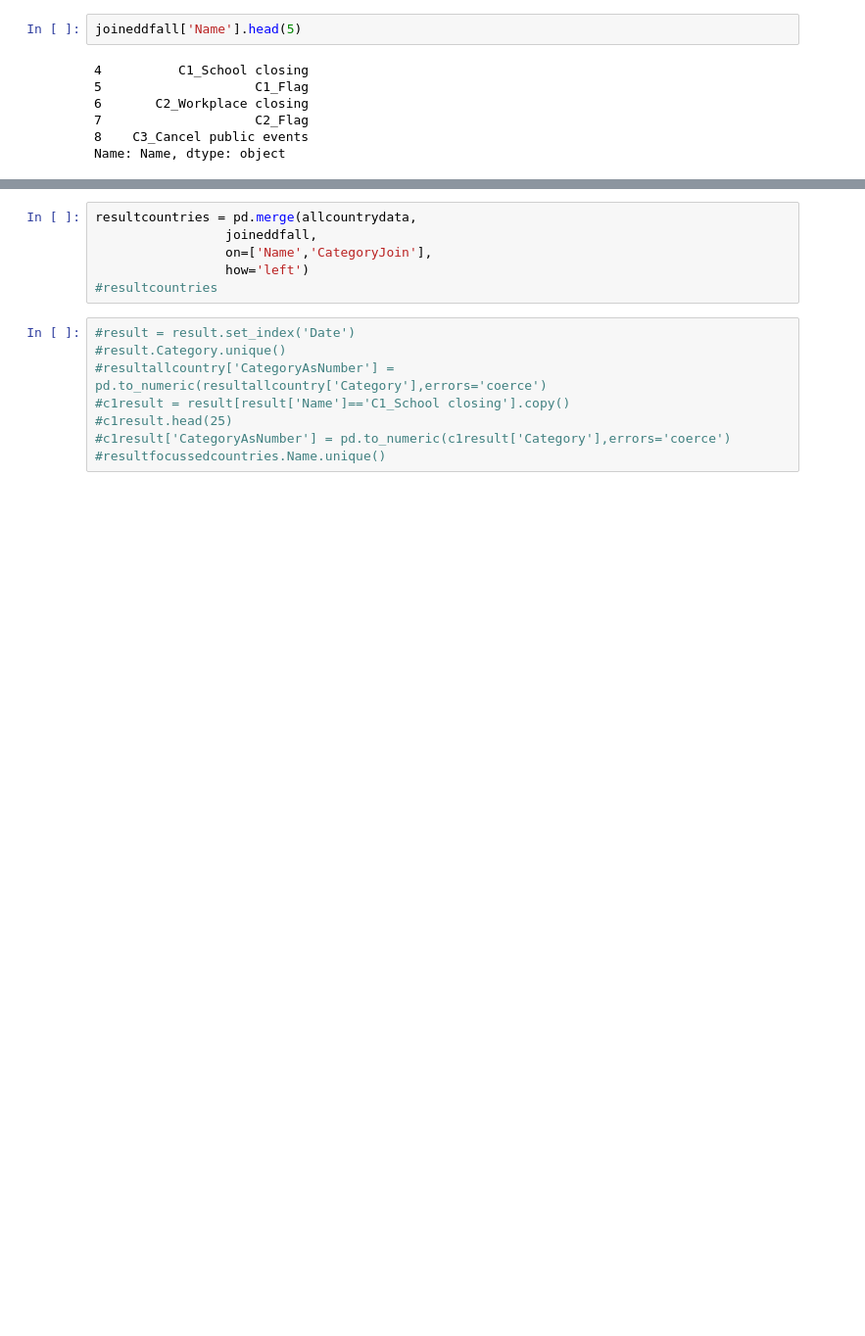
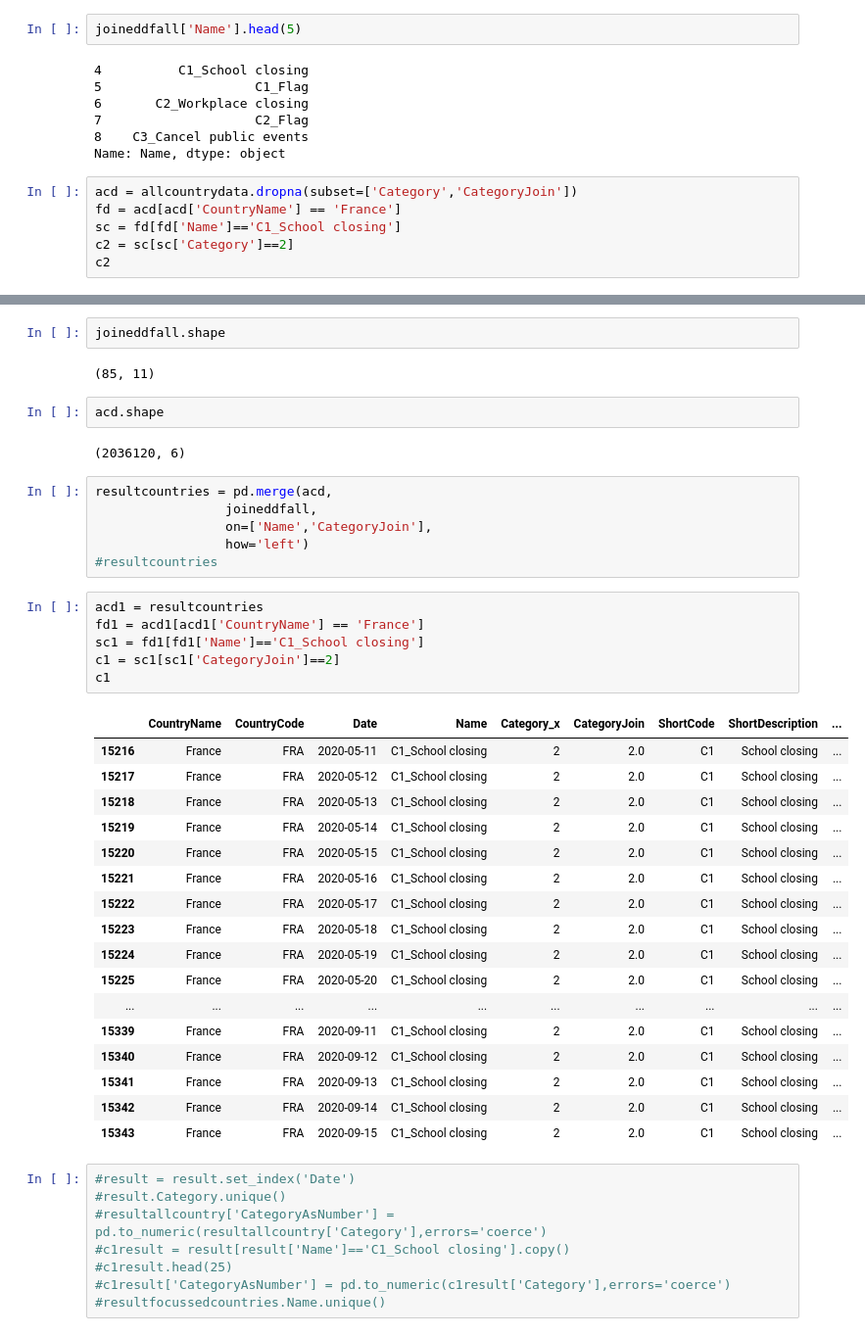
Before and after one commit to andrewcgaitskell/virus-data-voila, a Jupyter notebook: notebooks/Get/CovidTrackerDataGanttWget.ipynb, the cells around one changed output, grey strips where cells are left out. Shown at 98% size. Saved outputs shown, nothing was run; the diff lists cells and outputs as text; blank space fills up the shorter version.

```diff
--- a/notebooks/Get/CovidTrackerDataGanttWget.ipynb
+++ b/notebooks/Get/CovidTrackerDataGanttWget.ipynb
@@ -337,3 +337,9 @@ joineddfall['Name'].head(5)
 7                    C2_Flag
 8    C3_Cancel public events
 Name: Name, dtype: object
+# %%
+acd = allcountrydata.dropna(subset=['Category','CategoryJoin'])
+fd = acd[acd['CountryName'] == 'France']
+sc = fd[fd['Name']=='C1_School closing']
+c2 = sc[sc['Category']==2]
+c2
@@ -340,9 +372,41 @@ Name: Name, dtype: object
+# %%
+joineddfall.shape
+# %% [output]
+(85, 11)
+# %%
+acd.shape
+# %% [output]
+(2036120, 6)
 # %%
-resultcountries = pd.merge(allcountrydata,
+resultcountries = pd.merge(acd,
                  joineddfall,
                  on=['Name','CategoryJoin'],
                  how='left')
 #resultcountries
+# %%
+acd1 = resultcountries
+fd1 = acd1[acd1['CountryName'] == 'France']
+sc1 = fd1[fd1['Name']=='C1_School closing']
+c1 = sc1[sc1['CategoryJoin']==2]
+c1
+# %% [output]
+|  | CountryName | CountryCode | Date | Name | Category_x | CategoryJoin | ShortCode | ShortDescription | ... |
+| 15216 | France | FRA | 2020-05-11 | C1_School closing | 2 | 2.0 | C1 | School closing | ... |
+| 15217 | France | FRA | 2020-05-12 | C1_School closing | 2 | 2.0 | C1 | School closing | ... |
+| 15218 | France | FRA | 2020-05-13 | C1_School closing | 2 | 2.0 | C1 | School closing | ... |
+| 15219 | France | FRA | 2020-05-14 | C1_School closing | 2 | 2.0 | C1 | School closing | ... |
+| 15220 | France | FRA | 2020-05-15 | C1_School closing | 2 | 2.0 | C1 | School closing | ... |
+| 15221 | France | FRA | 2020-05-16 | C1_School closing | 2 | 2.0 | C1 | School closing | ... |
+| 15222 | France | FRA | 2020-05-17 | C1_School closing | 2 | 2.0 | C1 | School closing | ... |
+| 15223 | France | FRA | 2020-05-18 | C1_School closing | 2 | 2.0 | C1 | School closing | ... |
+| 15224 | France | FRA | 2020-05-19 | C1_School closing | 2 | 2.0 | C1 | School closing | ... |
+| 15225 | France | FRA | 2020-05-20 | C1_School closing | 2 | 2.0 | C1 | School closing | ... |
+| ... | ... | ... | ... | ... | ... | ... | ... | ... | ... |
+| 15339 | France | FRA | 2020-09-11 | C1_School closing | 2 | 2.0 | C1 | School closing | ... |
+| 15340 | France | FRA | 2020-09-12 | C1_School closing | 2 | 2.0 | C1 | School closing | ... |
+| 15341 | France | FRA | 2020-09-13 | C1_School closing | 2 | 2.0 | C1 | School closing | ... |
+| 15342 | France | FRA | 2020-09-14 | C1_School closing | 2 | 2.0 | C1 | School closing | ... |
+| 15343 | France | FRA | 2020-09-15 | C1_School closing | 2 | 2.0 | C1 | School closing | ... |
 # %%
 #result = result.set_index('Date')
 #result.Category.unique()
```
Also changed, not shown: parts of 20 cells of this notebook, 3 other files.
